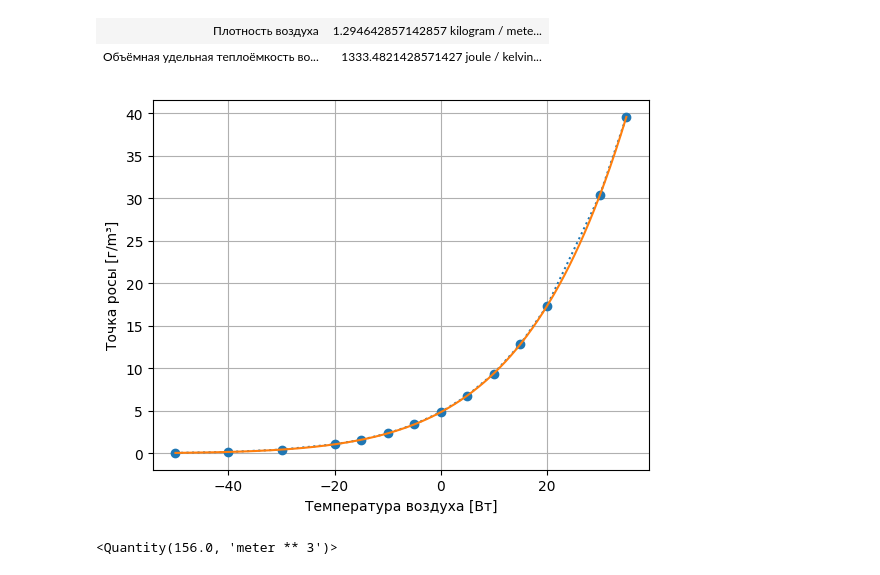
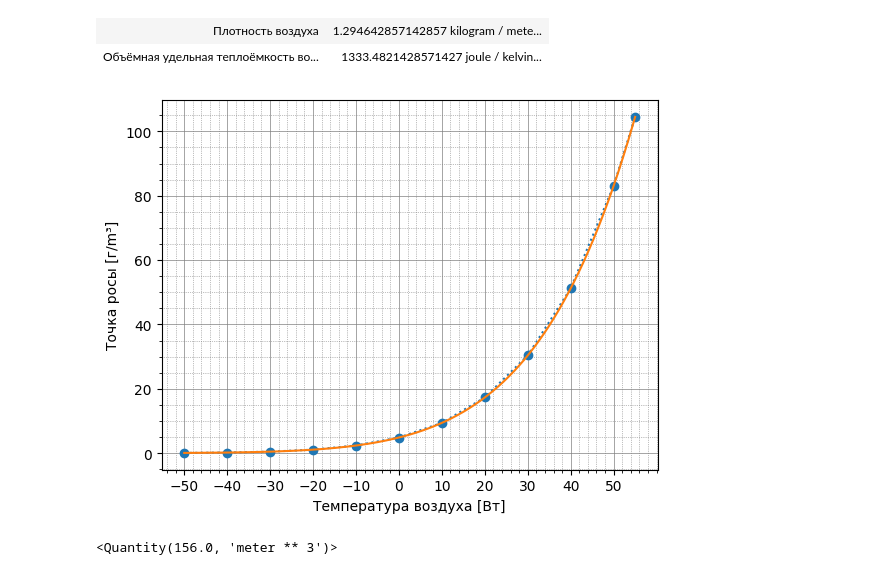
Before and after one commit to shaggyone/vent-calc, a Jupyter notebook: vent-calc.ipynb, the cells around one changed output. Cells and saved outputs as stored; diff of their text form; code cells hidden in the pictures.

Commit message:
Better grid for dew point graph

```diff
--- a/vent-calc.ipynb
+++ b/vent-calc.ipynb
@@ -86,26 +86,33 @@ abs_hum_unit = ureg.gram/ureg.meter**3
 abs_hum_unit_metric = ureg.kg/ureg.meter**3
 
 air_table = [
-    (Q(-50, ureg.celsius).to(ureg.kelvin), 0.063* abs_hum_unit,),
-    (Q(-40, ureg.celsius).to(ureg.kelvin), 0.177* abs_hum_unit,),
-    (Q(-30, ureg.celsius).to(ureg.kelvin), 0.455* abs_hum_unit,),
-    (Q(-20, ureg.celsius).to(ureg.kelvin), 1.076* abs_hum_unit,),
-    (Q(-15, ureg.celsius).to(ureg.kelvin), 1.608* abs_hum_unit,),
-    (Q(-10, ureg.celsius).to(ureg.kelvin), 2.361* abs_hum_unit,),
-    (Q(-5, ureg.celsius).to(ureg.kelvin), 3.411* abs_hum_unit,),
-    (Q(0, ureg.celsius).to(ureg.kelvin), 4.852* abs_hum_unit,),
-    (Q(5, ureg.celsius).to(ureg.kelvin), 6.801* abs_hum_unit,),
-    (Q(10, ureg.celsius).to(ureg.kelvin), 9.403* abs_hum_unit,),
-    (Q(15, ureg.celsius).to(ureg.kelvin), 12.83* abs_hum_unit,),
-    (Q(20, ureg.celsius).to(ureg.kelvin), 17.3* abs_hum_unit,),
-    (Q(30, ureg.celsius).to(ureg.kelvin), 30.36* abs_hum_unit,),
-    (Q(35, ureg.celsius).to(ureg.kelvin), 39.58* abs_hum_unit,),
+    (Q(-50, ureg.celsius).to(ureg.kelvin), 0.063*abs_hum_unit),
+    (Q(-40, ureg.celsius).to(ureg.kelvin), 0.177*abs_hum_unit),
+    (Q(-30, ureg.celsius).to(ureg.kelvin), 0.455*abs_hum_unit),
+    (Q(-20, ureg.celsius).to(ureg.kelvin), 1.076*abs_hum_unit),
+    # (Q(-15, ureg.celsius).to(ureg.kelvin), 1.608*abs_hum_unit),
+    (Q(-10, ureg.celsius).to(ureg.kelvin), 2.361*abs_hum_unit),
+    # (Q(-5, ureg.celsius).to(ureg.kelvin), 3.411*abs_hum_unit),
+    (Q(0, ureg.celsius).to(ureg.kelvin), 4.852*abs_hum_unit),
+    # (Q(5, ureg.celsius).to(ureg.kelvin), 6.801*abs_hum_unit),
+    (Q(10, ureg.celsius).to(ureg.kelvin), 9.403*abs_hum_unit),
+    # (Q(15, ureg.celsius).to(ureg.kelvin), 12.83*abs_hum_unit),
+    (Q(20, ureg.celsius).to(ureg.kelvin), 17.3*abs_hum_unit),
+    (Q(30, ureg.celsius).to(ureg.kelvin), 30.36*abs_hum_unit),
+    (Q(40, ureg.celsius).to(ureg.kelvin), 51.21*abs_hum_unit),
+    (Q(50, ureg.celsius).to(ureg.kelvin), 83.08*abs_hum_unit),
+    (Q(55, ureg.celsius).to(ureg.kelvin), 104.5*abs_hum_unit),
 ]
 air_table_temperatures = [temp for temp, _humidity in air_table]
 air_table_abs_humidies = [humidity for _temp, humidity in air_table]
 
+
 air_table_temperatures_untyped = [x.magnitude for x in air_table_temperatures]
 air_table_abs_humidies_untyped = [x.magnitude for x in air_table_abs_humidies]
+air_table_temperatures_grid = [
+    Q(t, ureg.kelvin).to(ureg.celsius).magnitude
+    for t in np.arange(min(*air_table_temperatures_untyped), max(*air_table_temperatures_untyped), 10.0)
+]
 
 air_table_linear = interpolate.interp1d(air_table_temperatures_untyped, air_table_abs_humidies_untyped)
 # air_table_linear2 = interpolate.Akima1DInterpolator(air_table_temperatures_untyped, air_table_abs_humidies_untyped)
@@ -113,35 +120,41 @@ air_table_spline = interpolate.CubicSpline(air_table_temperatures_untyped, air_t
 
 interpolate_fn = air_table_spline
 
 def air_max_humidity(temp: float) -> float:
     return (interpolate_fn(temp.to(ureg.kelvin).magnitude)*abs_hum_unit).to(abs_hum_unit_metric)
 
 temps = np.linspace(min(air_table_temperatures_untyped), max(air_table_temperatures_untyped), 1000)
 
+fig, ax = plt.subplots()
 
 plt.xlabel("Температура воздуха [Вт]")
 plt.ylabel("Точка росы [г/m³]")
 
 # fig, ax = plt.subplot(2, 1, 1)
 # ax.set_xticks(list(range(-50, 40, 10)), minor=False)
 # ax.set_yticks(list(range(0, 40, 5)), minor=False)
 # plt.axes().xaxis.grid(True, which='both')
 # plt.axes().yaxis.grid(True, which='both')
 # plt.axes().minorticks_off()
 plt.plot(
     [x.to(ureg.celsius).magnitude for x in air_table_temperatures],
     [x.magnitude for x in air_table_abs_humidies],
     'o:',
 )
 plt.plot(
     [Q(x, ureg.kelvin).to(ureg.celsius).magnitude for x in temps],
     air_table_spline(temps),
     '-',
 )
-plt.grid(which="major")
+
+ax.grid(which='major', color='gray', linestyle='-', linewidth=0.5)
+ax.grid(which='minor', color='gray', linestyle=':', linewidth=0.5)
+ax.minorticks_on()
+ax.set_xticks(air_table_temperatures_grid, minor=False)
+
 plt.show()
 # %% [output]
-[figure, old version]
+[figure, new version]
 # %%
 living_volume = (living_area*ceiling_height).to(ureg.meter**3)
 living_volume
```
Also changed, not shown: parts of 1 cell of this notebook.
